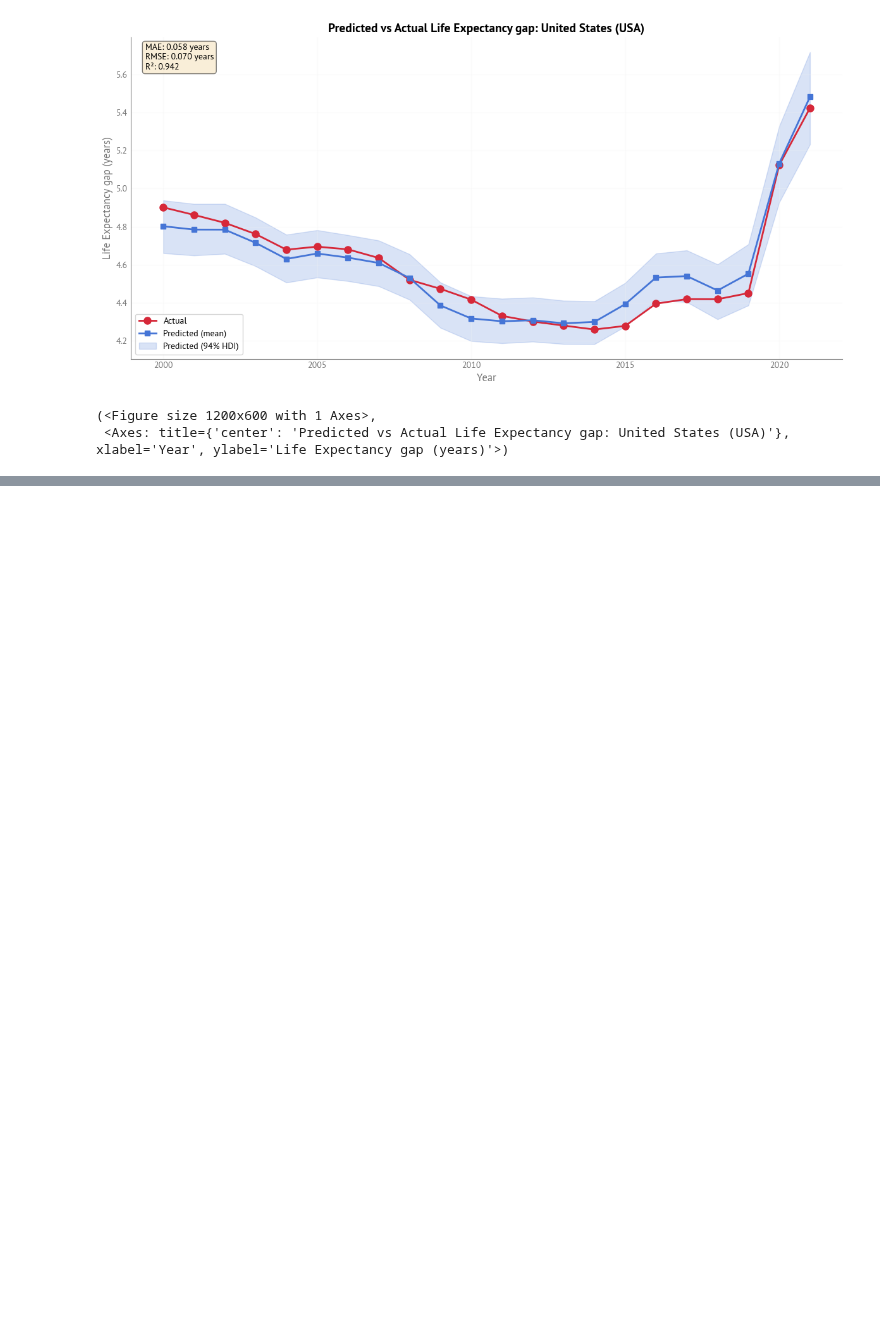
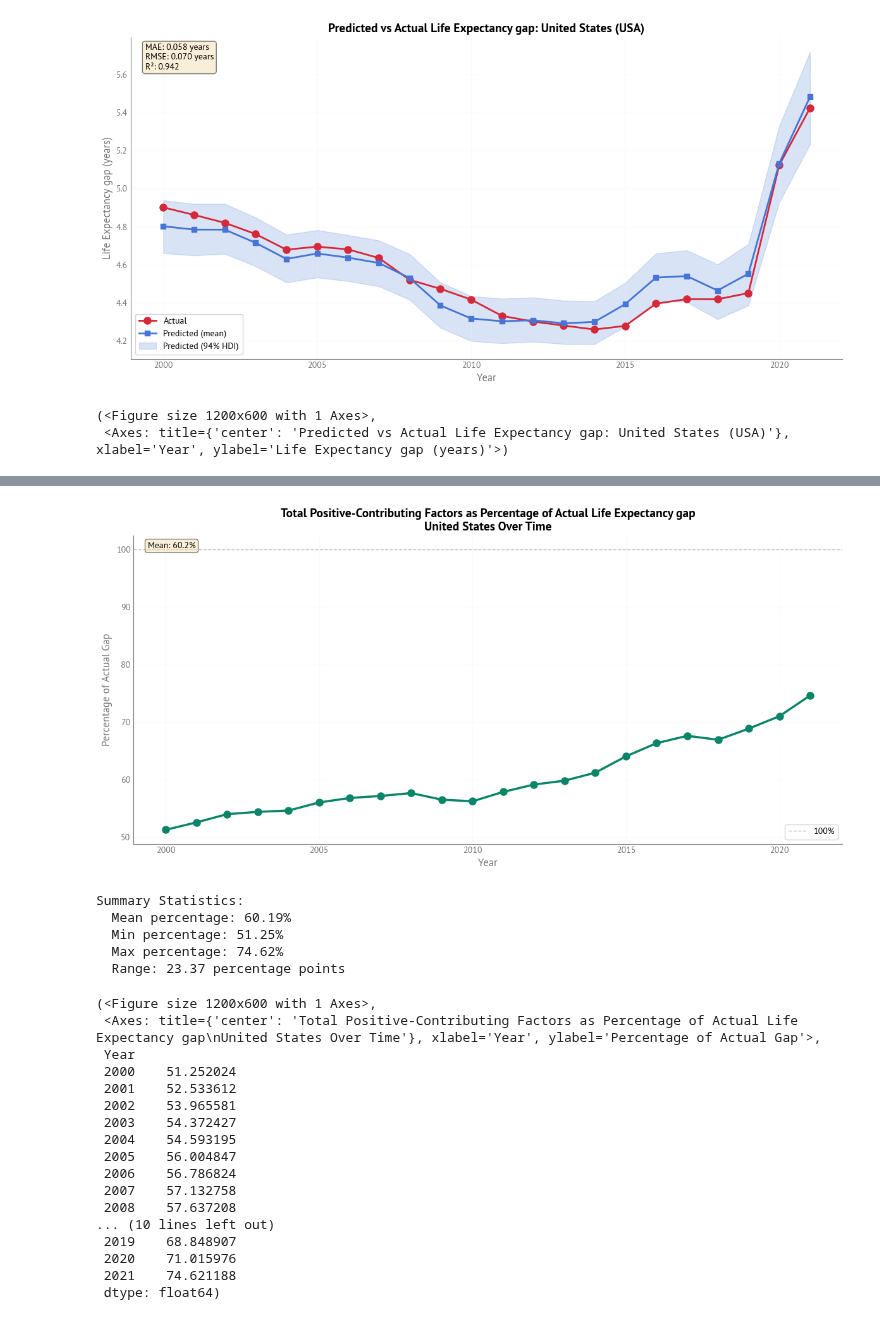
Before and after one commit to AllenDowney/EqualityWEF, a Jupyter notebook: HALE/bayes_counter_le.ipynb, the cells around one changed output, grey strips where cells are left out. Cells and saved outputs as stored; diff of their text form; code cells hidden in the pictures; blank space fills up the shorter version.

```diff
--- a/HALE/bayes_counter_le.ipynb
+++ b/HALE/bayes_counter_le.ipynb
@@ -496,0 +702,32 @@ plot_predicted_vs_actual_over_time(
+# %%
+# Plot total positive contributions as percentage of actual gap over time
+plot_positive_contributions_percentage(
+    contributions_df,
+    target_name='Life Expectancy gap',
+    country='USA',
+    output_filename='jb/figs/positive_contributions_percentage_usa_le.png'
+)
+# %% [output]
+[figure, added]
+Summary Statistics:
+  Mean percentage: 60.19%
+  Min percentage: 51.25%
+  Max percentage: 74.62%
+  Range: 23.37 percentage points
+(<Figure size 1200x600 with 1 Axes>,
+ <Axes: title={'center': 'Total Positive-Contributing Factors as Percentage of Actual Life Expectancy gap\nUnited States Over Time'}, xlabel='Year', ylabel='Percentage of Actual Gap'>,
+ Year
+ 2000    51.252024
+ 2001    52.533612
+ 2002    53.965581
+ 2003    54.372427
+ 2004    54.593195
+ 2005    56.004847
+ 2006    56.786824
+ 2007    57.132758
+ 2008    57.637208
+... (10 lines left out)
+ 2019    68.848907
+ 2020    71.015976
+ 2021    74.621188
+ dtype: float64)
```
Also changed, not shown: parts of 15 cells of this notebook, 6 other files.
